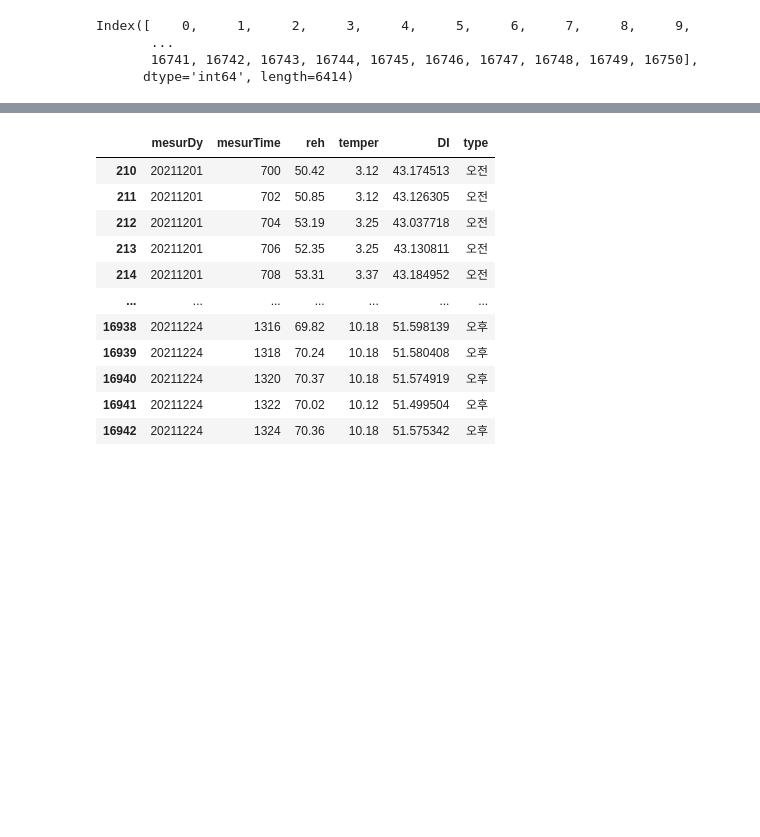
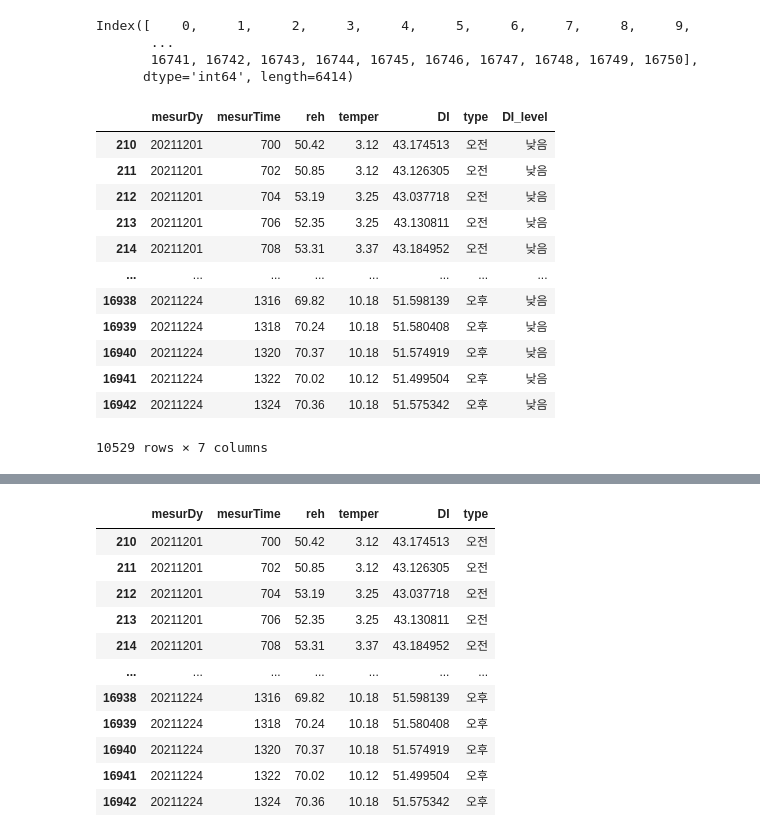
Before and after one commit to jadu9942/workspace_sts, a Jupyter notebook: python_study/파이썬_분석/마사회_2.ipynb, the cells around one changed output, grey strips where cells are left out. Drawn from its saved outputs; the diff is of its cells as text; code cells hidden in the pictures; blank space fills up the shorter version.

```diff
--- a/python_study/파이썬_분석/마사회_2.ipynb
+++ b/python_study/파이썬_분석/마사회_2.ipynb
@@ -356,3 +338,32 @@ Index([    0,     1,     2,     3,     4,     5,     6,     7,     8,     9,
 # %%
 # 오전, 오후, 저녁을 제외한 데이터는 삭제
 new_df.drop(new_df[new_df['type'] == ''].index, inplace=True)
+# %%
+level_list = []
+level = ''
+for DI in new_df['DI']:
+    if float(DI) >= 80:
+        level = '매우높음'
+    elif float(DI) >= 75 :
+        level = '높음'
+    elif float(DI) >= 68 :
+        level = '보통'
+    else :
+        level = '낮음'
+    level_list.append(level)
+new_df['DI_level'] = level_list
+new_df
+# %% [output]
+|  | mesurDy | mesurTime | reh | temper | DI | type | DI_level |
+| 210 | 20211201 | 700 | 50.42 | 3.12 | 43.174513 | 오전 | 낮음 |
+| 211 | 20211201 | 702 | 50.85 | 3.12 | 43.126305 | 오전 | 낮음 |
+| 212 | 20211201 | 704 | 53.19 | 3.25 | 43.037718 | 오전 | 낮음 |
+| 213 | 20211201 | 706 | 52.35 | 3.25 | 43.130811 | 오전 | 낮음 |
+| 214 | 20211201 | 708 | 53.31 | 3.37 | 43.184952 | 오전 | 낮음 |
+| ... | ... | ... | ... | ... | ... | ... | ... |
+| 16938 | 20211224 | 1316 | 69.82 | 10.18 | 51.598139 | 오후 | 낮음 |
+| 16939 | 20211224 | 1318 | 70.24 | 10.18 | 51.580408 | 오후 | 낮음 |
+| 16940 | 20211224 | 1320 | 70.37 | 10.18 | 51.574919 | 오후 | 낮음 |
+| 16941 | 20211224 | 1322 | 70.02 | 10.12 | 51.499504 | 오후 | 낮음 |
+| 16942 | 20211224 | 1324 | 70.36 | 10.18 | 51.575342 | 오후 | 낮음 |
+10529 rows × 7 columns
```
Also changed, not shown: parts of 12 cells of this notebook, 7 other files.
